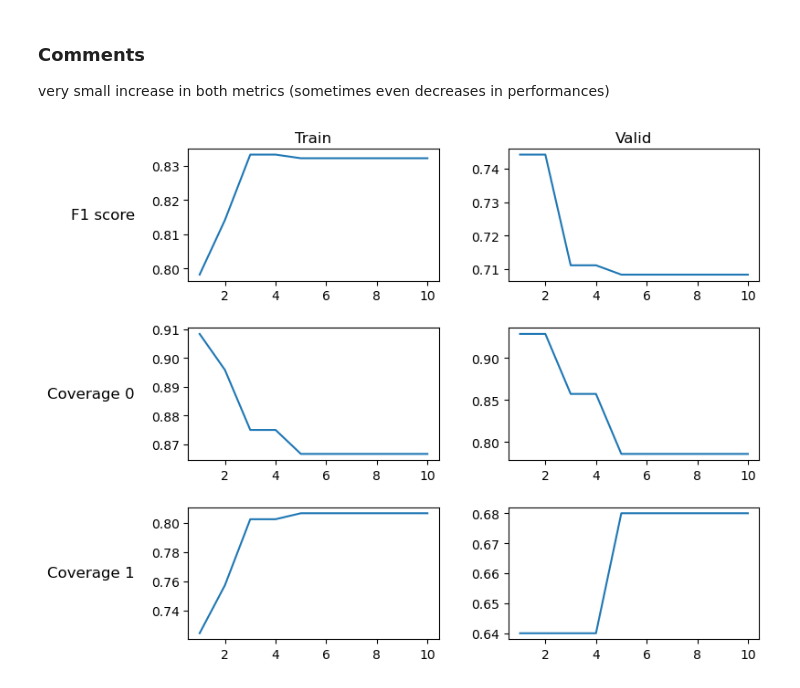
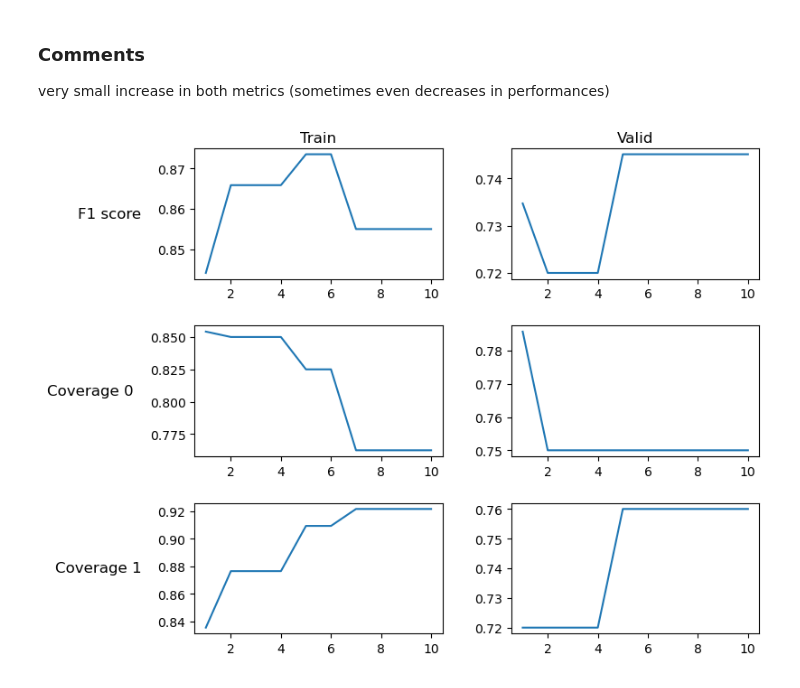
Before and after one commit to mbrassart001/bounding_ML_decision, a Jupyter notebook: freeze_approx.ipynb, the cells around one changed output. Saved outputs shown, nothing was run; the diff lists cells and outputs as text; code cells hidden in the pictures.

Commit message:
parameters list freeze approx

```diff
--- a/freeze_approx.ipynb
+++ b/freeze_approx.ipynb
@@ -192,11 +192,11 @@ Coverage [0]        0.750          0.607
 very small increase in both metrics (sometimes even decreases in performances)
 # %%
 model = BlankNet()
-criterion = AsymBCELoss(2)
+criterion = nn.BCELoss()
 
 n_apx = 10
 
-apx_metrics = {"train/f1": [], "train/cov0": [], "train/cov1": [], "valid/f1": [], "valid/cov0": [], "valid/cov1": []}
+apx_metrics = {f"{set}/{metric}": list() for metric in ("f1", "cov0", "cov1") for set in ("train", "valid")}
 for apxi in (f"apx{i}" for i in range(1, n_apx+1)):
     for param in model.parameters():
         param.requires_grad = False
@@ -205,45 +205,34 @@ for apxi in (f"apx{i}" for i in range(1, n_apx+1)):
 
     f1t, covt, f1v , covv = eval_model(x_train, y_train, x_valid, y_valid, model, criterion, optimizer)
     apx_metrics["train/f1"].append(f1t)
+    apx_metrics["valid/f1"].append(f1v)
     apx_metrics["train/cov0"].append(covt[0])
+    apx_metrics["valid/cov0"].append(covv[0])
     apx_metrics["train/cov1"].append(covt[1])
-    apx_metrics["valid/f1"].append(f1v)
-    apx_metrics["valid/cov0"].append(covv[0])
     apx_metrics["valid/cov1"].append(covv[1])
 # %%
 fig, axs = plt.subplots(3,2)
 
 x_axis = list(range(1, n_apx+1))
-axs[0, 0].plot(x_axis, apx_metrics["train/f1"])
-axs[1, 0].plot(x_axis, apx_metrics["train/cov0"])
-axs[2, 0].plot(x_axis, apx_metrics["train/cov1"])
-axs[0, 1].plot(x_axis, apx_metrics["valid/f1"])
-axs[1, 1].plot(x_axis, apx_metrics["valid/cov0"])
-axs[2, 1].plot(x_axis, apx_metrics["valid/cov1"])
-
-# axs[0, 0].set_ylim(0,1)
-# axs[1, 0].set_ylim(0,1)
-# axs[2, 0].set_ylim(0,1)
-# axs[0, 1].set_ylim(0,1)
-# axs[1, 1].set_ylim(0,1)
-# axs[2, 1].set_ylim(0,1)
+for ax, metric in zip(axs.flat, apx_metrics.values()):
+    ax.plot(x_axis, metric)
+    # ax.set_ylim(0,1)
 
 cols = ["Train", "Valid"]
 rows = ["F1 score", "Coverage 0", "Coverage 1"]
 
-pad = 5 #
-
+pad = 5
 for ax, col in zip(axs[0], cols):
     ax.annotate(col, xy=(0.5, 1), xytext=(0, pad),
                 xycoords='axes fraction', textcoords='offset points',
                 size='large', ha='center', va='baseline')
 
 for ax, row in zip(axs[:,0], rows):
     ax.annotate(row, xy=(0, 0.5), xytext=(-ax.yaxis.labelpad - pad, 0),
                 xycoords=ax.yaxis.label, textcoords='offset points',
                 size='large', ha='right', va='center')
 
 fig.tight_layout()
 fig.subplots_adjust(left=0, top=1.2)
 # %% [output]
-[figure, old version]
+[figure, new version]
```
Also changed, not shown: parts of 3 cells of this notebook.
